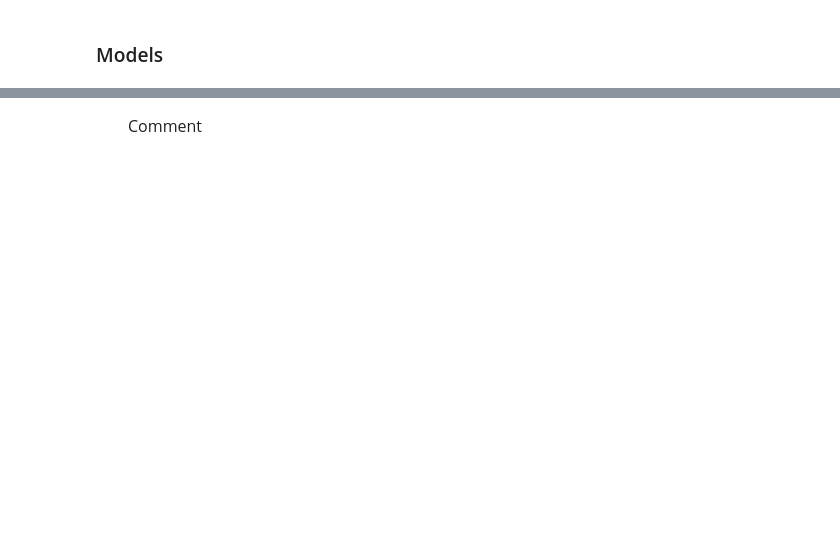
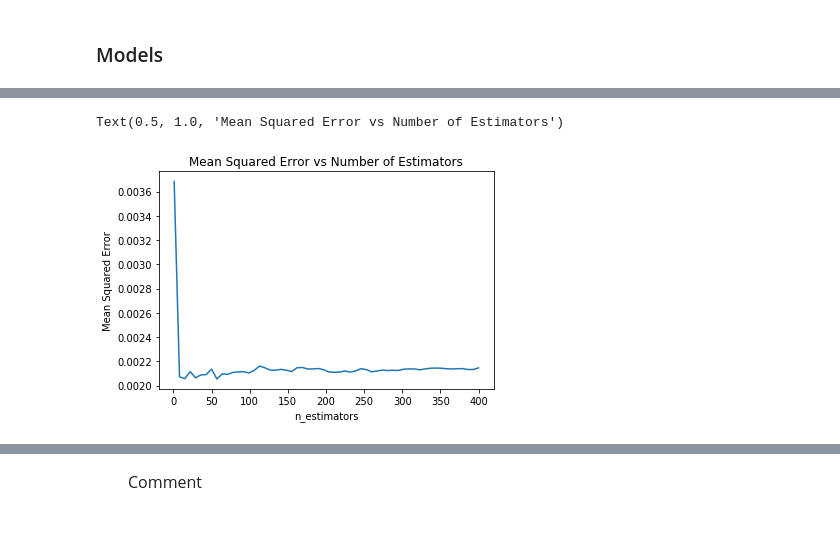
Before and after one commit to MatheusGSantos/AI, a Jupyter notebook: Projeto 1/Prova 2.ipynb, the cells around one changed output, grey strips where cells are left out. Drawn from its saved outputs; the diff is of its cells as text; code cells hidden in the pictures; blank space fills up the shorter version.

```diff
--- a/Projeto 1/Prova 2.ipynb
+++ b/Projeto 1/Prova 2.ipynb
@@ -253,0 +484,9 @@ metrics.mean_squared_error(lr_pred,test_Y)
+# %%
+r_sqrt= np.array([[n[1]] for n in results])
+plt.plot([[n] for n in range(1,401,7)],r_sqrt)
+plt.xlabel("n_estimators")
+plt.ylabel("Mean Squared Error")
+plt.title("Mean Squared Error vs Number of Estimators")
+# %% [output]
+Text(0.5, 1.0, 'Mean Squared Error vs Number of Estimators')
+[figure, added]
```
Also changed, not shown: parts of 73 cells of this notebook, 1 other file.
